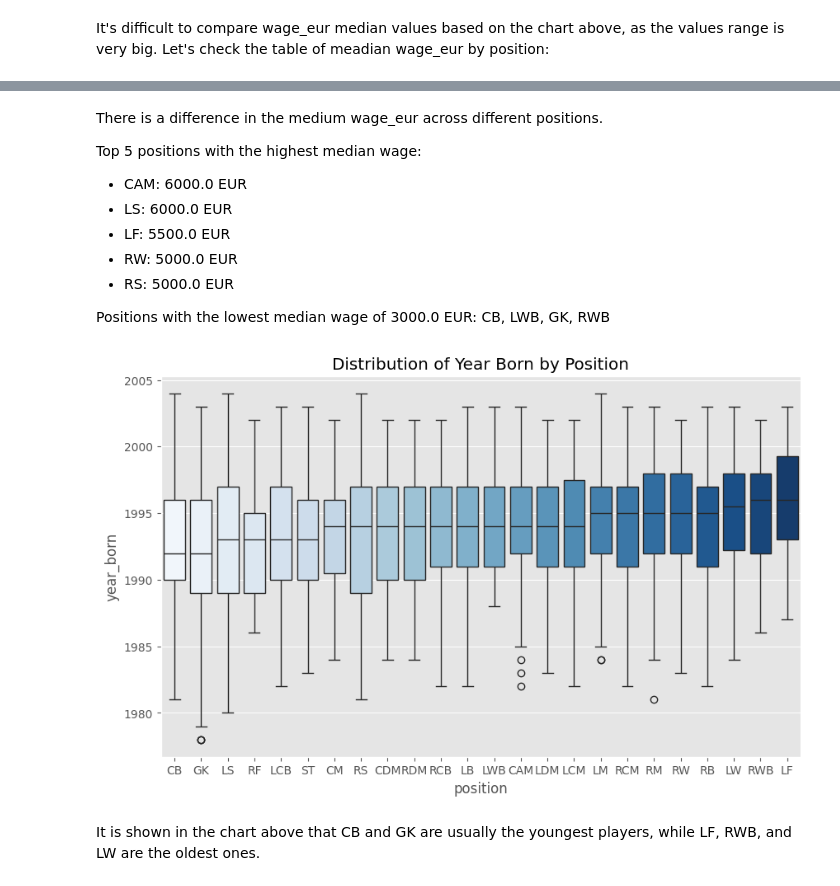
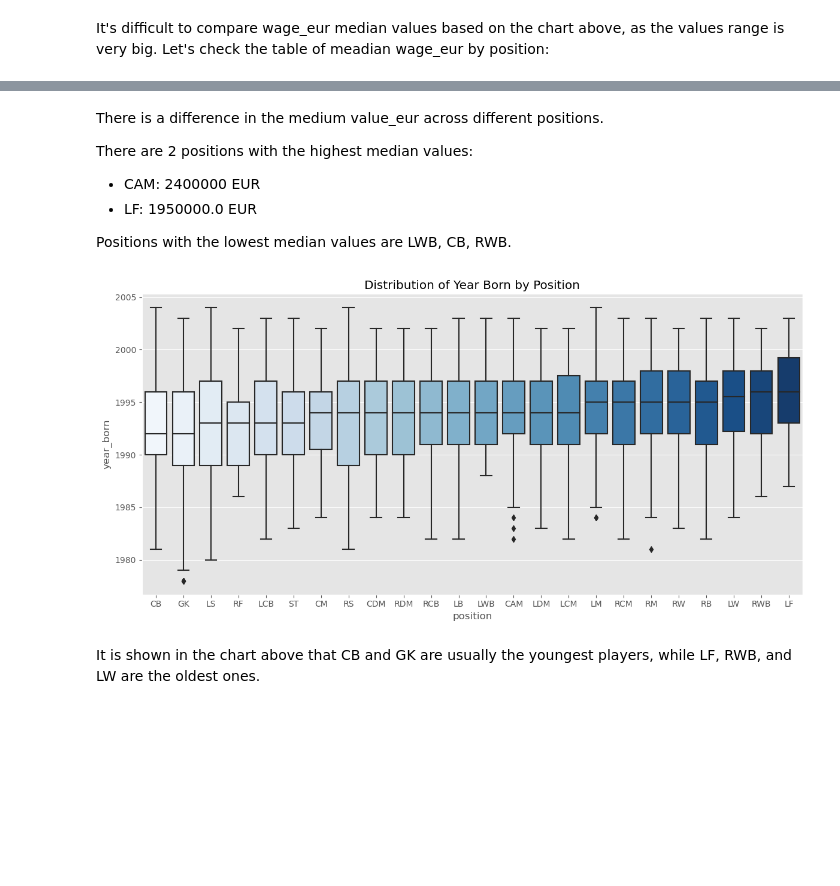
Before and after one commit to mhandt9/football-pos-prediction, a Jupyter notebook: balling.ipynb, the cells around one changed output, grey strips where cells are left out. Cells and saved outputs as stored; diff of their text form; code cells hidden in the pictures; blank space fills up the shorter version.

```diff
--- a/balling.ipynb
+++ b/balling.ipynb
@@ -424,25 +444,23 @@ df_raw.groupby('position')['wage_eur'].median().reset_index().sort_values(by='wa
 # %% [markdown]
-There is a difference in the medium wage_eur across different positions.
+There is a difference in the medium value_eur across different positions.
 
-Top 5 positions with the highest median wage:
-- CAM: 6000.0 EUR
-- LS: 6000.0 EUR
-- LF: 5500.0 EUR
-- RW: 5000.0 EUR
-- RS: 5000.0 EUR
+There are 2 positions with the highest median values:
+- CAM: 2400000 EUR
+- LF: 1950000.0 EUR
 
-Positions with the lowest median wage of 3000.0 EUR: CB, LWB, GK, RWB
+Positions with the lowest median values are LWB, CB, RWB.
 # %%
 # Create a boxplot of year_born by position
 median_year = df_raw.groupby('position')['year_born'].median().sort_values(ascending=True)
 
-plt.figure(figsize=(10, 6))
+plt.figure(figsize=(12, 6))
 sns.boxplot(x='position', y='year_born', data=df_raw, palette='Blues', order=median_year.index)
 
 plt.title('Distribution of Year Born by Position')
+plt.tight_layout()
 plt.show()
 # %% [output]
-[figure, old version]
+[figure, new version]
 # %% [markdown]
 It is shown in the chart above that CB and GK are usually the youngest players, while LF, RWB, and LW are the oldest ones.
 # %%
```
Also changed, not shown: parts of 45 cells of this notebook.
